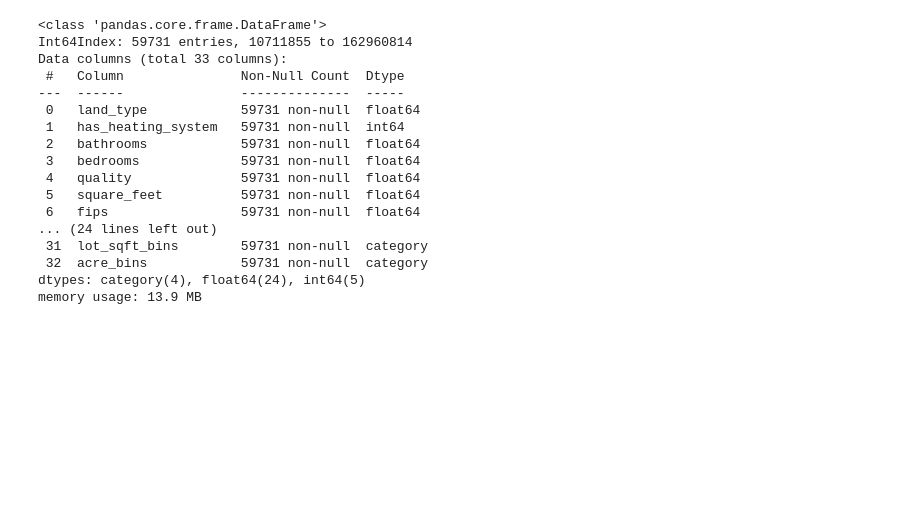
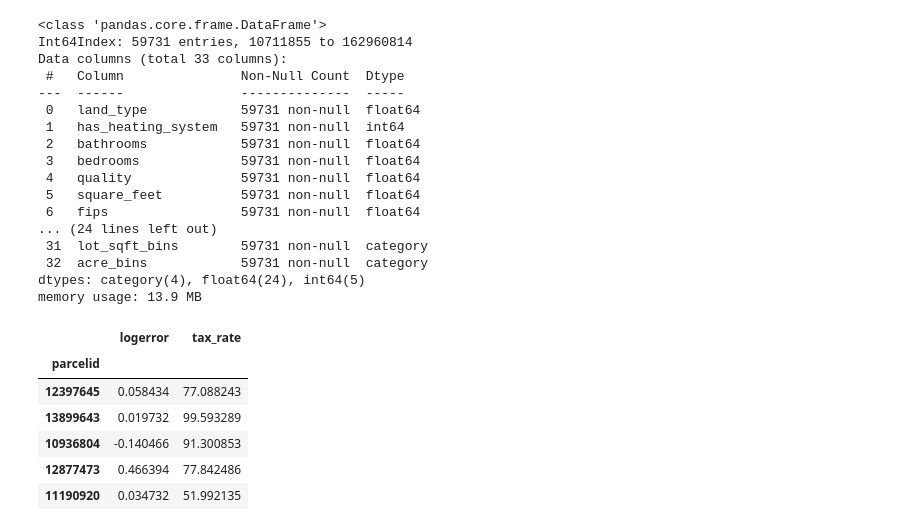
Before and after one commit to Zillow-Project/zillow_project_2021, a Jupyter notebook: Caitlyn/aquire_and_prepare.ipynb, the cells around one changed output. Cells and saved outputs as stored; diff of their text form; code cells hidden in the pictures; blank space fills up the shorter version.

```diff
--- a/Caitlyn/aquire_and_prepare.ipynb
+++ b/Caitlyn/aquire_and_prepare.ipynb
@@ -614,3 +588,16 @@ memory usage: 13.9 MB
 df.to_csv("clean_zillow.csv")
 # %%
 train.to_csv("train_zillow.csv")
+# %%
+A = train[['logerror', 'tax_rate']]
+scaler = StandardScaler().fit(A)
+A_scaled = pd.DataFrame(scaler.transform(A), columns= A.columns).set_index([A.index.values])
+A.head()
+# %% [output]
+|  | logerror | tax_rate |
+| parcelid |  |  |
+| 12397645 | 0.058434 | 77.088243 |
+| 13899643 | 0.019732 | 99.593289 |
+| 10936804 | -0.140466 | 91.300853 |
+| 12877473 | 0.466394 | 77.842486 |
+| 11190920 | 0.034732 | 51.992135 |
```
Also changed, not shown: parts of 14 cells of this notebook.
